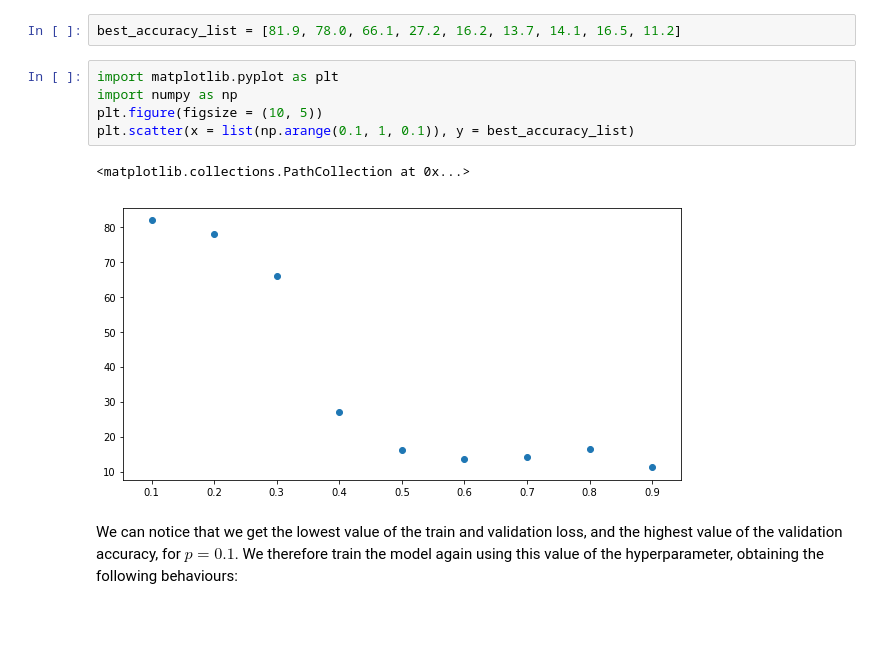
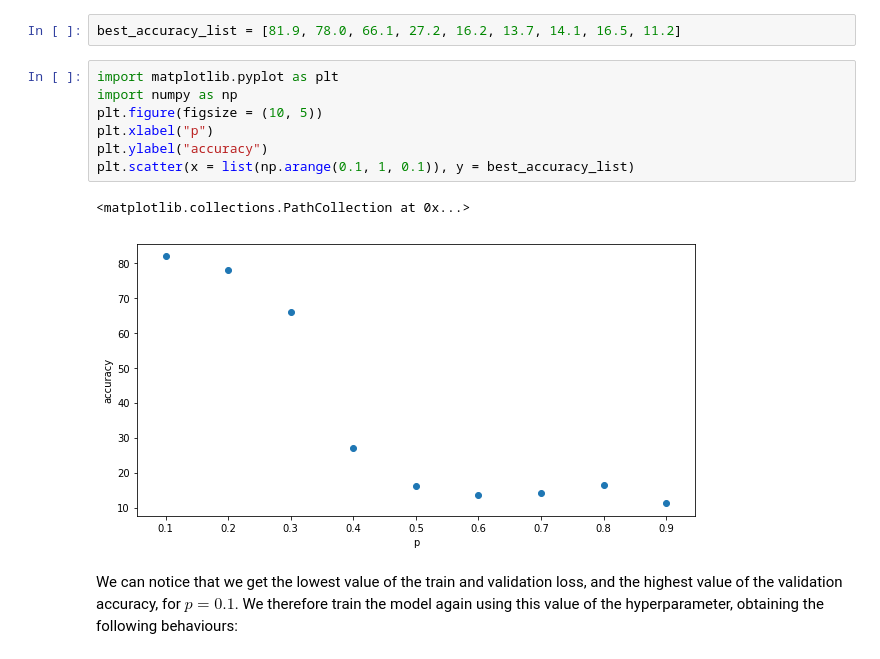
Before and after one commit to fabiomontello/AML-projects, a Jupyter notebook: HW3/AML Assignment 3 - report - Q3.ipynb, the cells around one changed output. Saved outputs shown, nothing was run; the diff lists cells and outputs as text; blank space fills up the shorter version.

```diff
--- a/HW3/AML Assignment 3 - report - Q3.ipynb
+++ b/HW3/AML Assignment 3 - report - Q3.ipynb
@@ -230,11 +232,13 @@ best_accuracy_list = [81.9, 78.0, 66.1, 27.2, 16.2, 13.7, 14.1, 16.5, 11.2]
 # %%
 import matplotlib.pyplot as plt
 import numpy as np
 plt.figure(figsize = (10, 5))
+plt.xlabel("p")
+plt.ylabel("accuracy")
 plt.scatter(x = list(np.arange(0.1, 1, 0.1)), y = best_accuracy_list)
 # %% [output]
 <matplotlib.collections.PathCollection at 0x...>
-[figure, old version]
+[figure, new version]
 # %% [markdown]
 We can notice that we get the lowest value of the train and validation loss, and the highest value of the validation accuracy, for $p = 0.1$. We therefore train the model again using this value of the hyperparameter, obtaining the following behaviours:
 # %%
```
Also changed, not shown: parts of 1 cell of this notebook.
